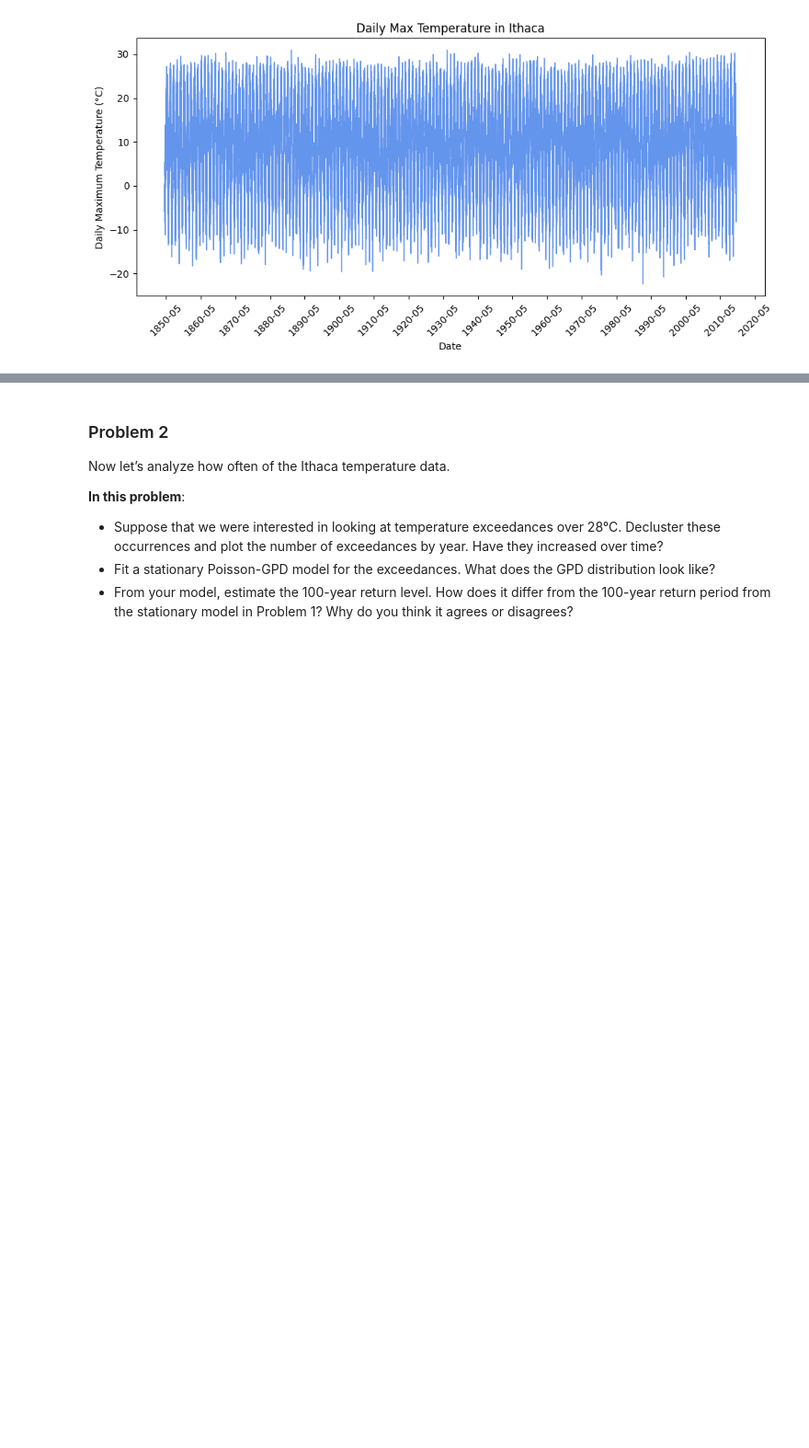
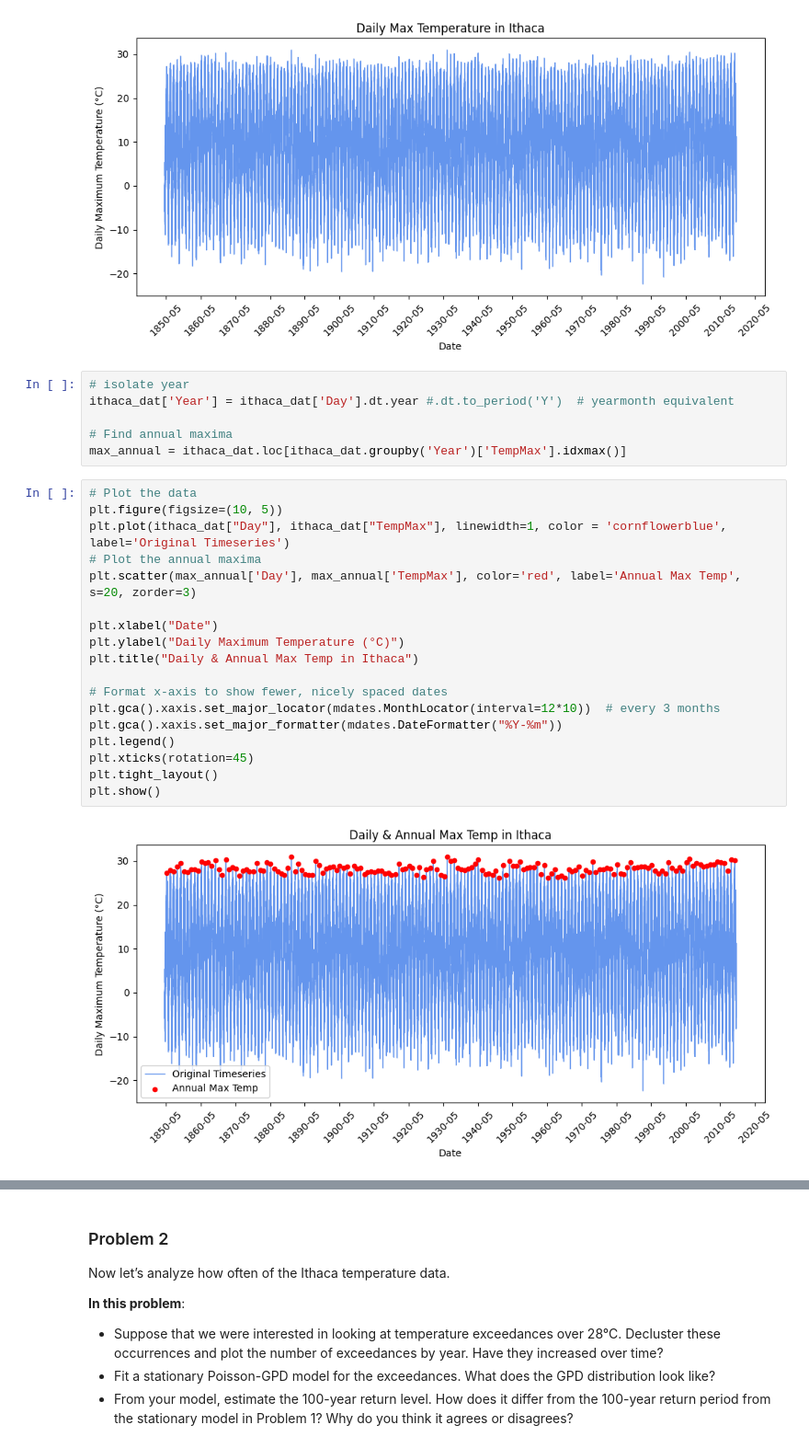
Before and after one commit to BEE4850-SP25/hw05-mcallen14, a Jupyter notebook: hw05.ipynb, the cells around one changed output, grey strips where cells are left out. Shown at 92% size. Drawn from its saved outputs; the diff is of its cells as text; blank space fills up the shorter version.

```diff
--- a/hw05.ipynb
+++ b/hw05.ipynb
@@ -113,3 +111,29 @@ plt.tight_layout()
 plt.show()
 # %% [output]
 [figure]
+# %%
+# isolate year
+ithaca_dat['Year'] = ithaca_dat['Day'].dt.year #.dt.to_period('Y')  # yearmonth equivalent
+
+# Find annual maxima
+max_annual = ithaca_dat.loc[ithaca_dat.groupby('Year')['TempMax'].idxmax()]
+# %%
+# Plot the data
+plt.figure(figsize=(10, 5))
+plt.plot(ithaca_dat["Day"], ithaca_dat["TempMax"], linewidth=1, color = 'cornflowerblue', label='Original Timeseries')
+# Plot the annual maxima
+plt.scatter(max_annual['Day'], max_annual['TempMax'], color='red', label='Annual Max Temp', s=20, zorder=3)
+
+plt.xlabel("Date")
+plt.ylabel("Daily Maximum Temperature (°C)")
+plt.title("Daily & Annual Max Temp in Ithaca")
+
+# Format x-axis to show fewer, nicely spaced dates
+plt.gca().xaxis.set_major_locator(mdates.MonthLocator(interval=12*10))  # every 3 months
+plt.gca().xaxis.set_major_formatter(mdates.DateFormatter("%Y-%m"))
+plt.legend()
+plt.xticks(rotation=45)
+plt.tight_layout()
+plt.show()
+# %% [output]
+[figure, added]
```
Also changed, not shown: parts of 27 cells of this notebook.
